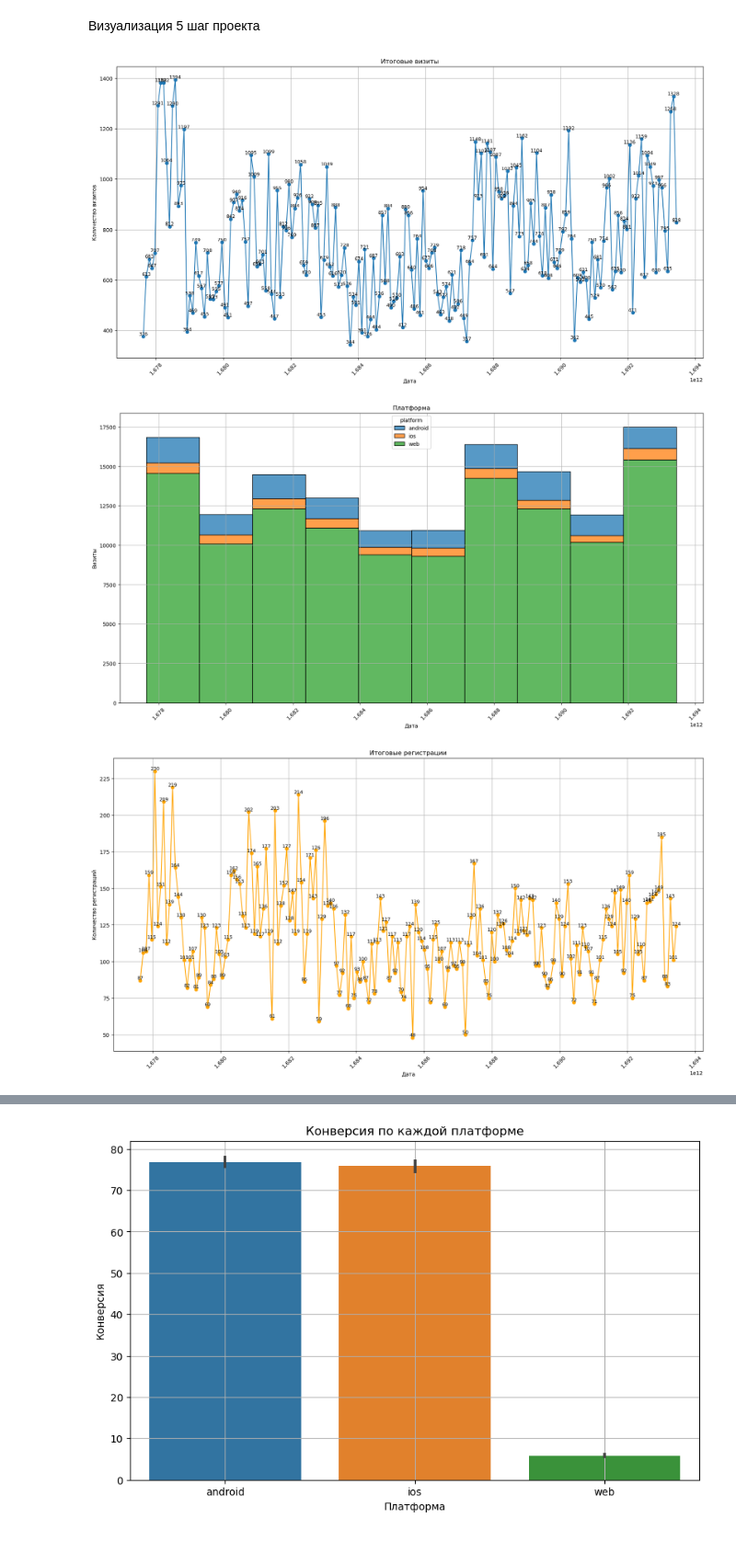
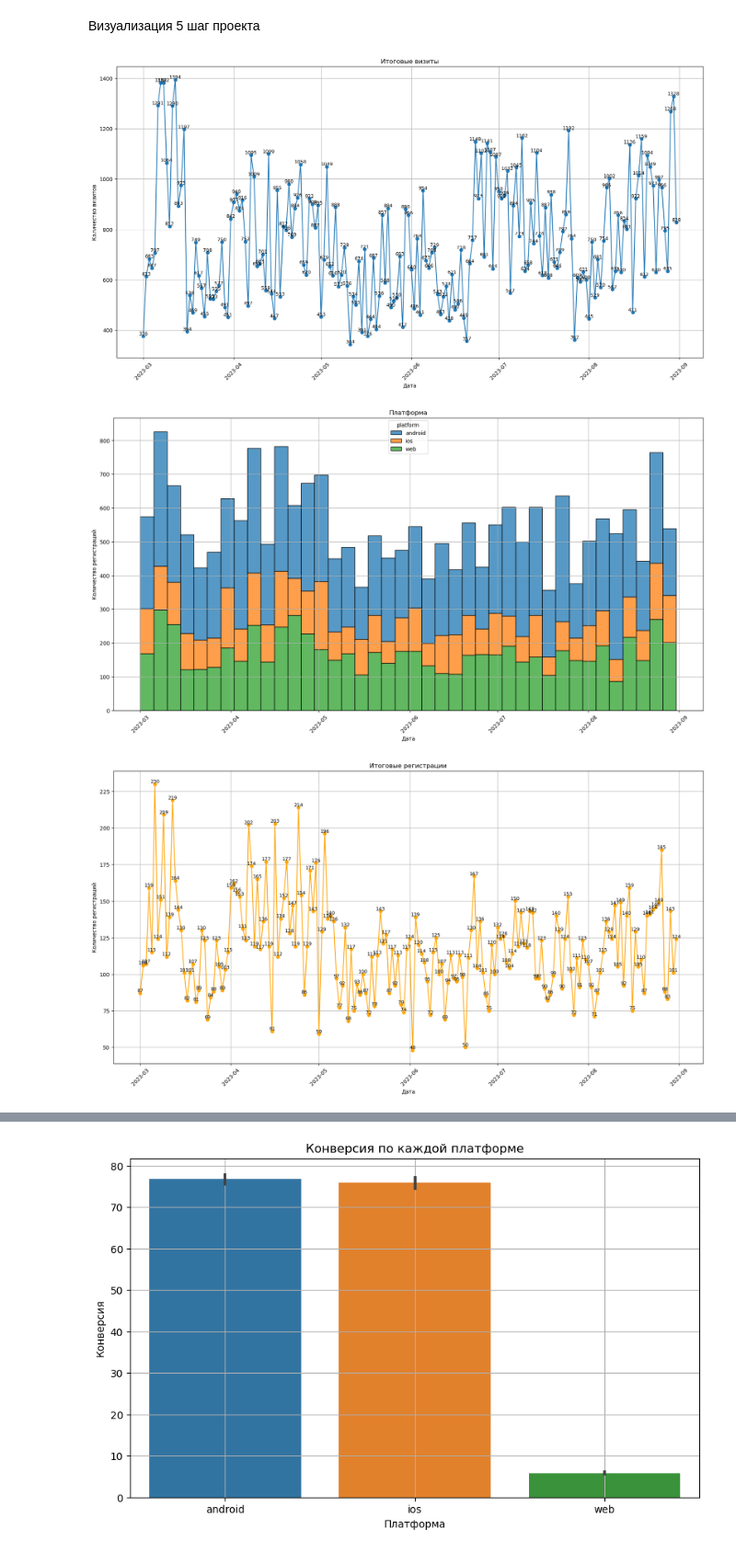
Before and after one commit to Aniiion/data-analytics-project-100, a Jupyter notebook: charts_project.ipynb, the cells around one changed output, grey strips where cells are left out. Shown at 92% size. Drawn from its saved outputs; the diff is of its cells as text; code cells hidden in the pictures.

```diff
--- a/charts_project.ipynb
+++ b/charts_project.ipynb
@@ -199,6 +199,9 @@ print(final_df)
 # Загрузка данных
 final_df = pd.read_json('./ads.json')
 conversion_df = pd.read_json('./conversion.json')
+# %%
+final_df['date_group']=pd.to_datetime(final_df['date_group'],unit = 'ms')
+conversion_df['date_group']=pd.to_datetime(conversion_df['date_group'],unit = 'ms')
 # %%
 #Директория charts
 if not os.path.exists('./charts'):
@@ -217,20 +220,20 @@ for i, value in enumerate(final_df['visits']):
 plt.savefig('./charts/chart1.png')
 plt.show()
 # %% [output]
-[figure, old version]
+[figure, new version]
 # %%
 #Итоговые визиты с разбивкой по платформам: web, android, ios
-fig, ax = plt.subplots(figsize=(20,10))
-sns.histplot(x='date_group', weights='visits', hue = 'platform', data=conversion_df, multiple='stack')
+fig, ax = plt.subplots(figsize=(20, 10))
+sns.histplot(x='date_group', weights='registrations', hue='platform', data=conversion_df, multiple='stack', bins=40)
 plt.xlabel('Дата')
-plt.ylabel('Визиты')
+plt.ylabel('Количество регистраций')
 plt.title('Платформа')
 plt.xticks(rotation=45)
 plt.grid()
-plt.savefig('./charts/chart2.png')
+plt.savefig('./charts/chart4.png')
 plt.show()
 # %% [output]
-[figure, old version]
+[figure, new version]
 # %%
 #Итоговые регистрации
 plt.figure(figsize=(20, 10))
@@ -245,7 +248,7 @@ for i, value in enumerate(final_df['registrations']):
 plt.savefig('./charts/chart3.png')
 plt.show()
 # %% [output]
-[figure, old version]
+[figure, new version]
 # %%
 #Итоговые регистрации с разбивкой по платформе: web, android, ios
 fig, ax = plt.subplots(figsize=(20, 10))
```
Also changed, not shown: parts of 8 cells of this notebook.
